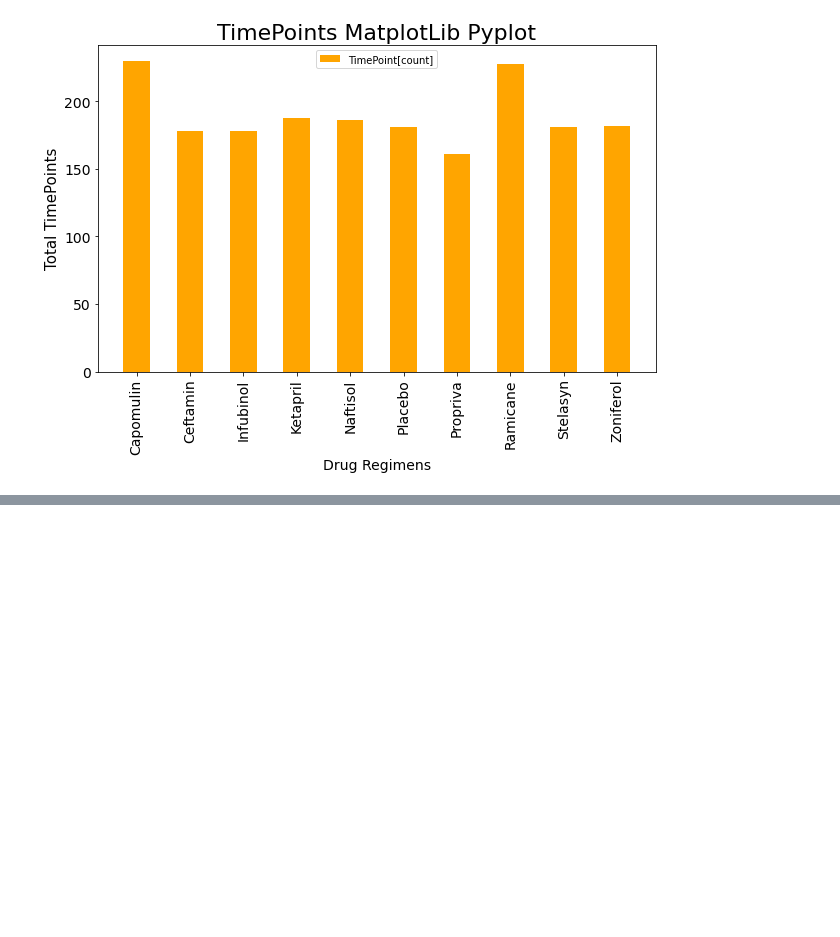
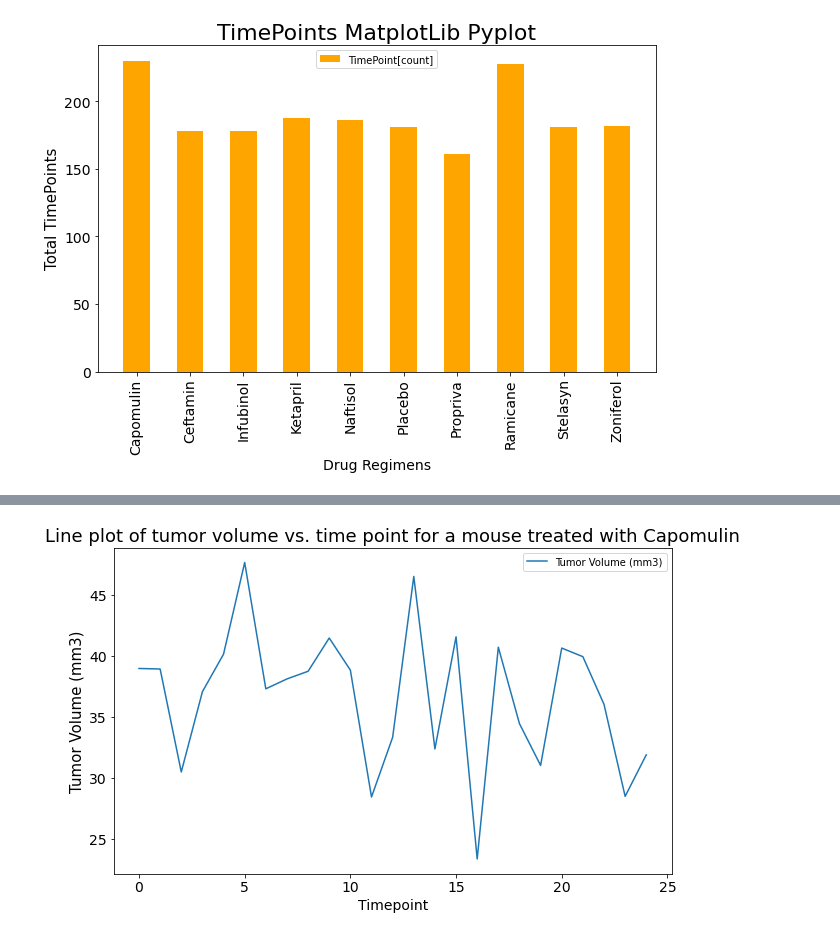
Before and after one commit to jemiflor/Matplotlib_Challenge, a Jupyter notebook: Matplotlib_challenge.ipynb, the cells around one changed output, grey strips where cells are left out. Cells and saved outputs as stored; diff of their text form; code cells hidden in the pictures; blank space fills up the shorter version.

```diff
--- a/Matplotlib_challenge.ipynb
+++ b/Matplotlib_challenge.ipynb
@@ -123,0 +179,12 @@ drug_regimen_mouse_final_tumor_volume_df
+# %%
+graph, graph_axes = mplot.subplots(figsize=(10,6))
+Capmoulin_tumor_volume_vs_timepoint_df = drug_tumor_Volume_df[drug_tumor_Volume_df["Drug Regimen"] == 'Capomulin']
+Capmoulin_tumor_volume_vs_timepoint_df.plot(ax=graph_axes)
+graph_axes.set_title("Line plot of tumor volume vs. time point for a mouse treated with Capomulin", fontsize=18)
+graph_axes.set_ylabel("Tumor Volume (mm3)", fontsize=15);
+graph_axes.set_xlabel("Timepoint", fontsize=14);
+mplot.xticks(fontsize=14)
+mplot.yticks(fontsize=14)
+mplot.show()
+# %% [output]
+[figure, added]
```
Also changed, not shown: parts of 6 cells of this notebook.
